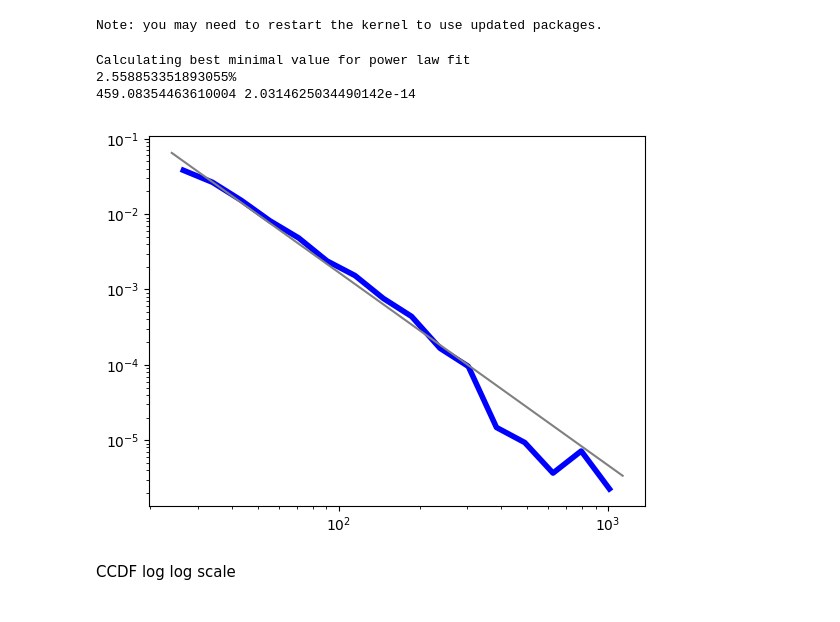
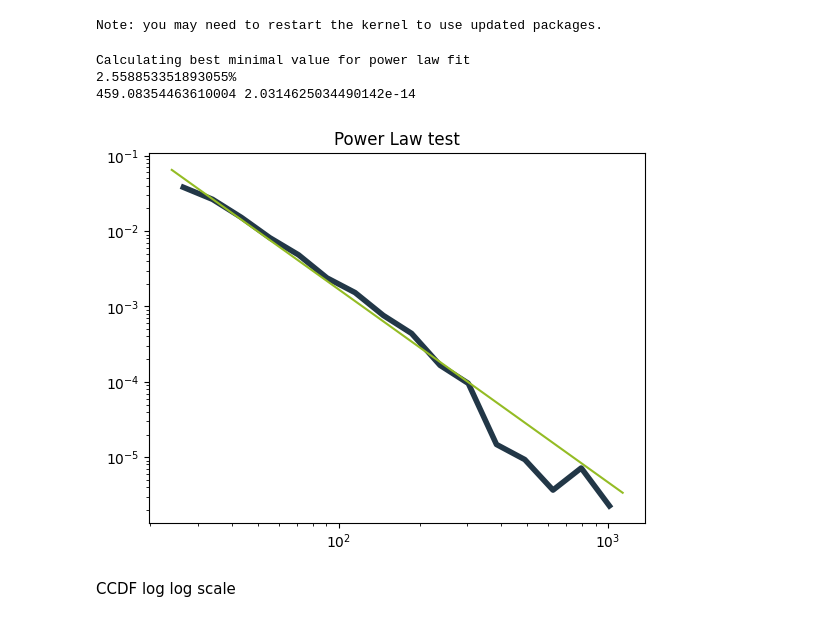
Before and after one commit to NetworkGang/NA-Project, a Jupyter notebook: src/EDA.ipynb, the cells around one changed output. Drawn from its saved outputs; the diff is of its cells as text; code cells hidden in the pictures.

```diff
--- a/src/EDA.ipynb
+++ b/src/EDA.ipynb
@@ -18,6 +19,7 @@ import numpy as np
 from custommodels.Pickle import pickle
 # %%
 #import data from file
+plot_path = "../data/plots/"
 path = "../data/loc-brightkite_edges.txt.gz"
 G = nx.read_edgelist(path, create_using=nx.Graph(), nodetype=int)
 len(G.nodes()), len(G.edges())
@@ -73,18 +73,20 @@ Note: you may need to restart the kernel to use updated packages.
 # %%
 degree_sequence = sorted([d for n, d in G.degree()], reverse=True)
 
 import powerlaw # Power laws are probability distributions with the form:p(x)∝x−α
 fit = powerlaw.Fit(degree_sequence)
-fig2 = fit.plot_pdf(color='b', linewidth=4)
-fit.power_law.plot_pdf(color = "grey", ax=fig2)
+fig2 = fit.plot_pdf(color= navy, linewidth=4)
+fit.power_law.plot_pdf(color = green, ax=fig2)
+plt.title('Power Law test')
 print(fit.power_law.alpha)
+plt.savefig(plot_path + 'power_law_test.png')
 R, p = fit.distribution_compare('power_law', 'exponential')
 print(R, p)
 # %% [output]
 Calculating best minimal value for power law fit
 2.558853351893055%
 459.08354463610004 2.0314625034490142e-14
-[figure, old version]
+[figure, new version]
 # %% [markdown]
 CCDF log log scale
 # %%
```
Also changed, not shown: parts of 6 cells of this notebook, 5 other files.
